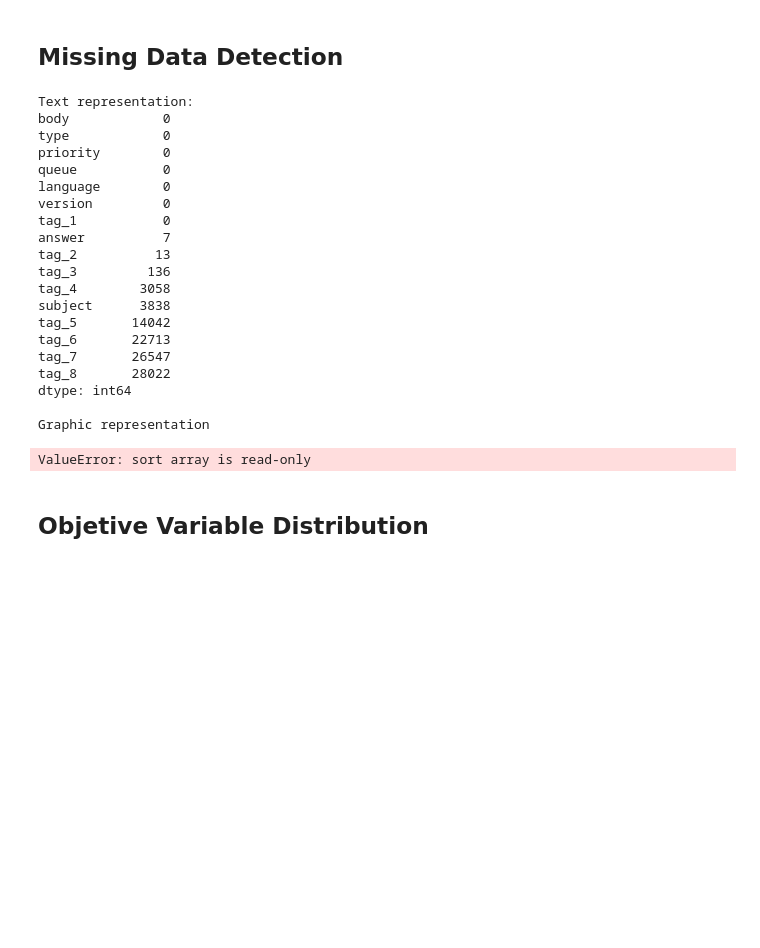
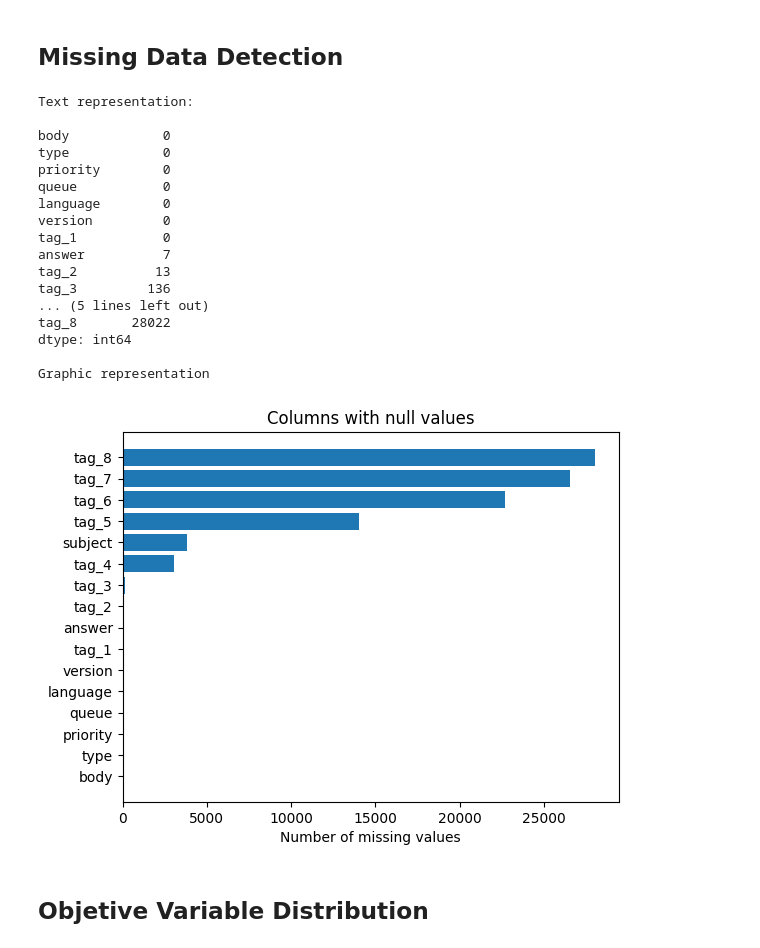
Before and after one commit to janoantelo7/IT-ticket-classifier, a Jupyter notebook: notebooks/it-ticket-classifier.ipynb, the cells around one changed output. Saved outputs shown, nothing was run; the diff lists cells and outputs as text; code cells hidden in the pictures; blank space fills up the shorter version.

```diff
--- a/notebooks/it-ticket-classifier.ipynb
+++ b/notebooks/it-ticket-classifier.ipynb
@@ -118,36 +118,34 @@ Name: count, dtype: int64
 ## Missing Data Detection
 # %%
 null_sum = df_original.isnull().sum()
-print("Text representation:")
-print(null_sum.sort_values(ascending=True))
+null_sum = null_sum.sort_values(ascending=True)
+print("Text representation:\n")
+print(null_sum)
 
 print("\nGraphic representation")
 plt.barh(null_sum.index,null_sum.values)
-plt.title("")
-plt.xlabel('Null value count')
+plt.title("Columns with null values")
+plt.xlabel('Number of missing values')
 plt.show()
 # %% [output]
 Text representation:
+
 body            0
 type            0
 priority        0
 queue           0
 language        0
 version         0
 tag_1           0
 answer          7
 tag_2          13
 tag_3         136
-tag_4        3058
-subject      3838
-tag_5       14042
-tag_6       22713
-tag_7       26547
+... (5 lines left out)
 tag_8       28022
 dtype: int64
 
 Graphic representation
-ValueError: sort array is read-only
+[figure, added]
 # %% [markdown]
 ## Objetive Variable Distribution
 # %% [markdown]
```
Also changed, not shown: parts of 3 cells of this notebook.
